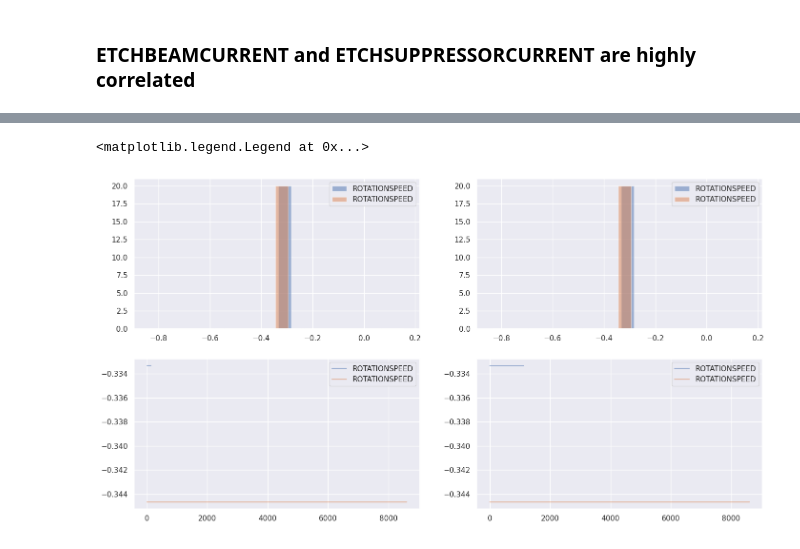
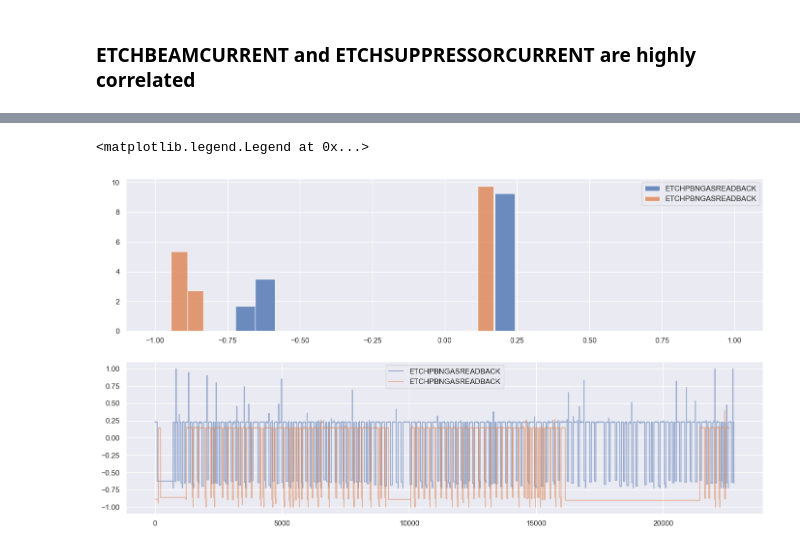
Before and after one commit to lucianolorenti/ceruleo, a Jupyter notebook: docs/dataset/analysis/Sensor Validation.ipynb, the cells around one changed output, grey strips where cells are left out. Drawn from its saved outputs; the diff is of its cells as text; code cells hidden in the pictures.

Commit message:
Analysis: Improve Dataset analysis

```diff
--- a/docs/dataset/analysis/Sensor Validation.ipynb
+++ b/docs/dataset/analysis/Sensor Validation.ipynb
@@ -383,5 +386,9 @@ ALso if there are distribution values difference accross cycles may indicate dif
 # %%
 from ceruleo.dataset.analysis.distribution import features_divergeces
 # %%
-d = features_divergeces(transformed_dataset)
+d = features_divergeces(transformed_dataset, number_of_bins=5)
+# Keep cycles with length > 1000
+d = d[ (d["Cycle 1 length"] > 1000) & (d["Cycle 2 length"] > 1000)]
+# Keep Pairs of cycles with similar length
+d = d[d["Abs Length difference"] < 1000]
 # %%
@@ -406,18 +413,18 @@ d.sort_values(by="KL", ascending=False).head(15)
 # %%
-def plot_distributions(ax, ds, life1, life2, feature):
+def plot_distributions(ax, ds, life1, life2, feature, bins=10):
     ax.hist(
         ds.get_features_of_life(life1)[feature],
         label=feature,
         density=True,
-        alpha=0.5,
-        bins=20,
+        alpha=0.8,
+        bins=bins,
     )
     ax.hist(
         ds.get_features_of_life(life2)[feature],
         label=feature,
         density=True,
-        alpha=0.5,
-        bins=20,
+        alpha=0.8,
+        bins=bins,
     )
     ax.legend()
 
@@ -427,26 +439,14 @@ def plot_timeseries(ax, ds, life, feature):
 # %%
-first_row = d.sort_values(by="KL", ascending=False).iloc[0, :]
+first_row = d.sort_values(by=[ "KL", "Abs Length difference",], ascending=[False, True]).iloc[5, :]
 feature = first_row["feature"]
-life1 = first_row["Life 1"]
-life2 = first_row["Life 2"]
-fig, ax = plt.subplots(2, 2, figsize=(17, 9))
-plot_distributions(ax[0, 0], transformed_dataset, life1, life2, feature)
+life1 = first_row["Cycle 1"]
+life2 = first_row["Cycle 2"]
+fig, ax = plt.subplots(2, 1, figsize=(17, 9))
+plot_distributions(ax[0], transformed_dataset, life1, life2, feature, bins=25)
 
-plot_timeseries(ax[1, 0], transformed_dataset, life1, feature)
-plot_timeseries(ax[1, 0], transformed_dataset, life2, feature)
-ax[1, 0].legend()
-
-
-first_row = d.sort_values(by="KL", ascending=False).iloc[1, :]
-feature = first_row["feature"]
-life1 = first_row["Life 1"]
-life2 = first_row["Life 2"]
-plot_distributions(ax[0, 1], transformed_dataset, life1, life2, feature)
-
-
-plot_timeseries(ax[1, 1], transformed_dataset, life1, feature)
-plot_timeseries(ax[1, 1], transformed_dataset, life2, feature)
-ax[1, 1].legend()
+plot_timeseries(ax[1], transformed_dataset, life1, feature)
+plot_timeseries(ax[1], transformed_dataset, life2, feature)
+ax[1].legend()
 # %% [output]
 <matplotlib.legend.Legend at 0x...>
-[figure, old version]
+[figure, new version]
```
Also changed, not shown: parts of 15 cells of this notebook, 4 other files.
